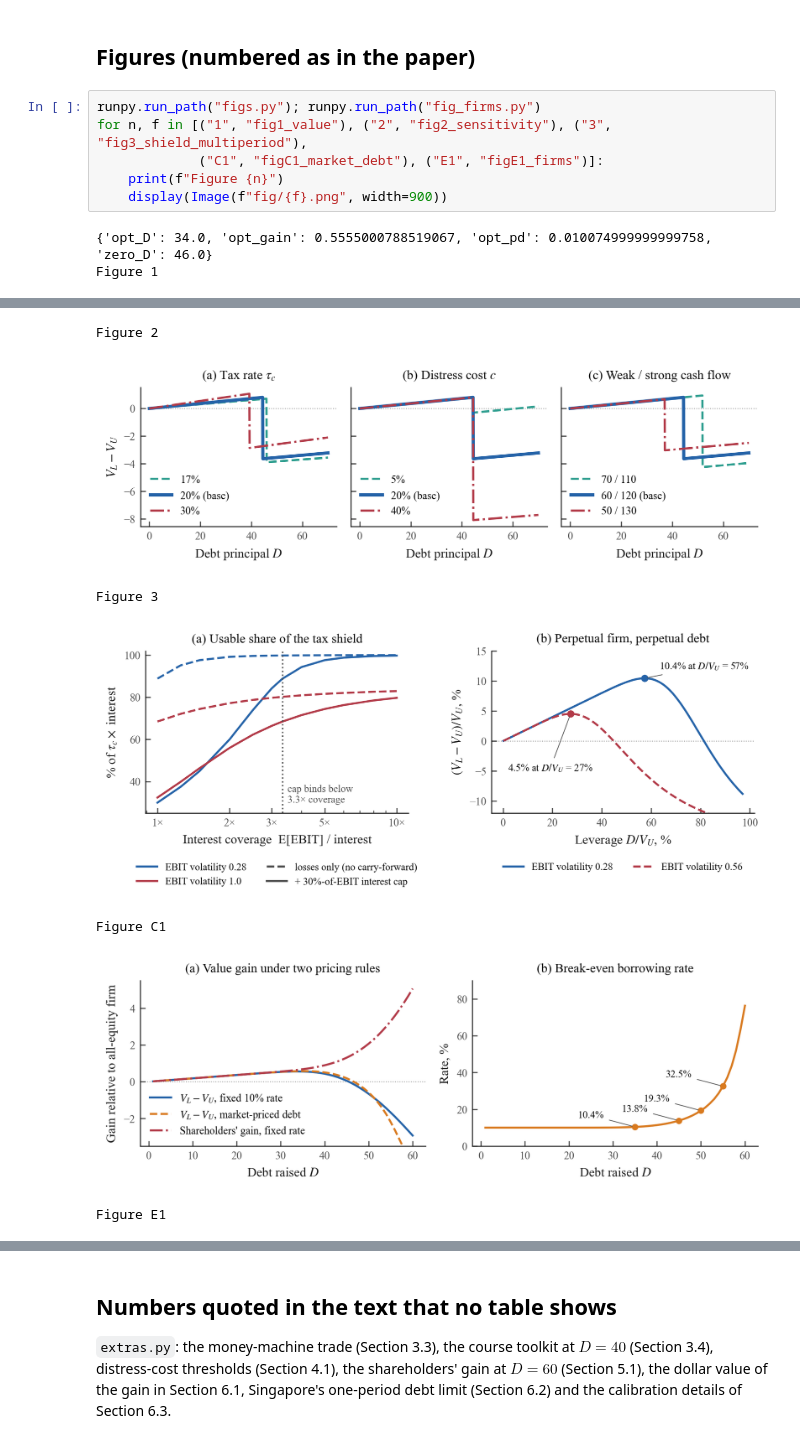
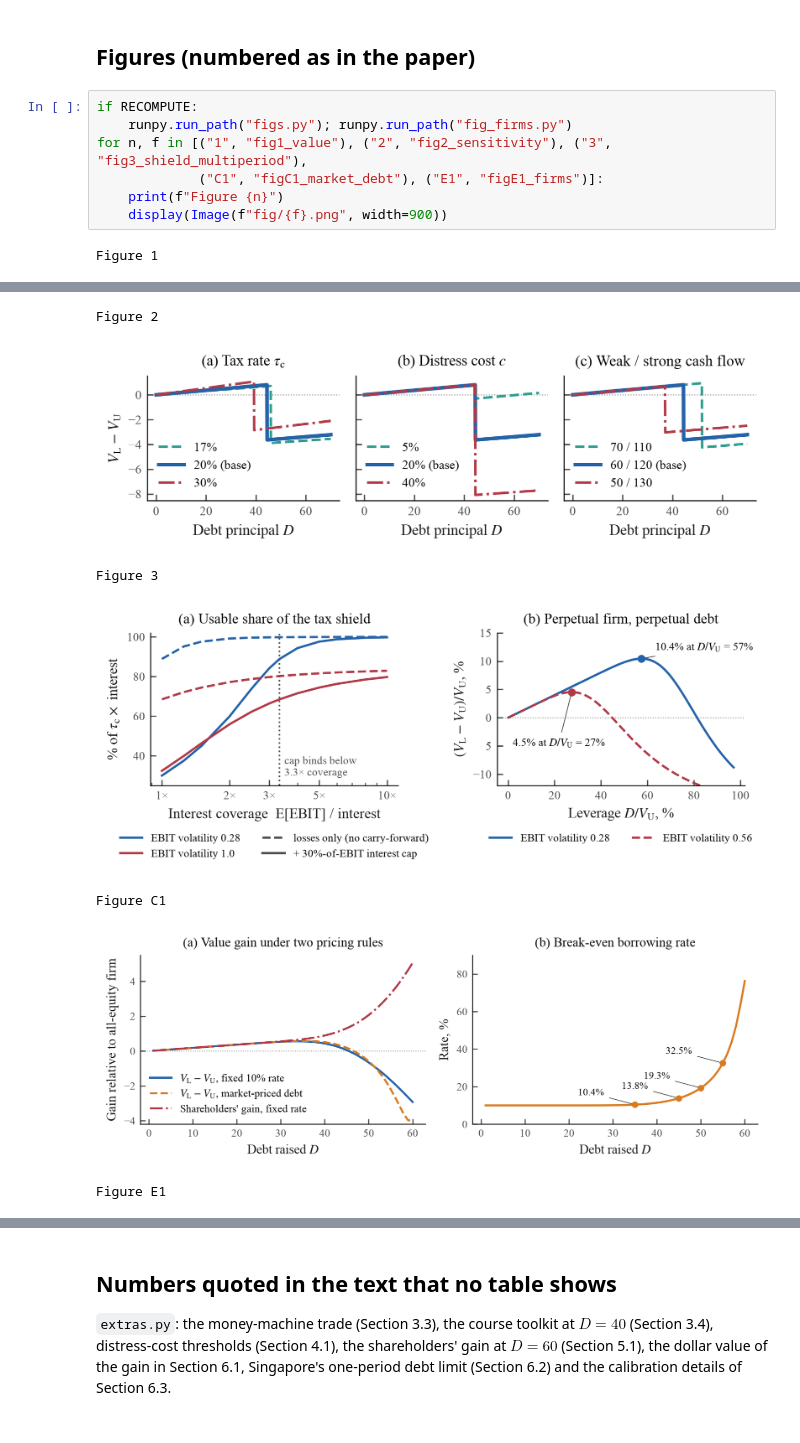
Before and after one commit to jingwen013-design/mm-on-trial, a Jupyter notebook: mm_on_trial_report.ipynb, the cells around one changed output, grey strips where cells are left out. Saved outputs shown, nothing was run; the diff lists cells and outputs as text.

```diff
--- a/mm_on_trial_report.ipynb
+++ b/mm_on_trial_report.ipynb
@@ -192,19 +206,19 @@ pd.DataFrame(table4()).T[["mu", "sd", "cv", "loss_years", "opt_cov", "opt_gain",
 # %% [markdown]
 ## Figures (numbered as in the paper)
 # %%
-runpy.run_path("figs.py"); runpy.run_path("fig_firms.py")
+if RECOMPUTE:
+    runpy.run_path("figs.py"); runpy.run_path("fig_firms.py")
 for n, f in [("1", "fig1_value"), ("2", "fig2_sensitivity"), ("3", "fig3_shield_multiperiod"),
              ("C1", "figC1_market_debt"), ("E1", "figE1_firms")]:
     print(f"Figure {n}")
     display(Image(f"fig/{f}.png", width=900))
 # %% [output]
-{'opt_D': 34.0, 'opt_gain': 0.5555000788519067, 'opt_pd': 0.010074999999999758, 'zero_D': 46.0}
 Figure 1
 [figure]
 Figure 2
-[figure, old version]
+[figure, new version]
 Figure 3
-[figure, old version]
+[figure, new version]
 Figure C1
-[figure, old version]
+[figure, new version]
 Figure E1
```
Also changed, not shown: parts of 6 cells of this notebook, 34 other files.
